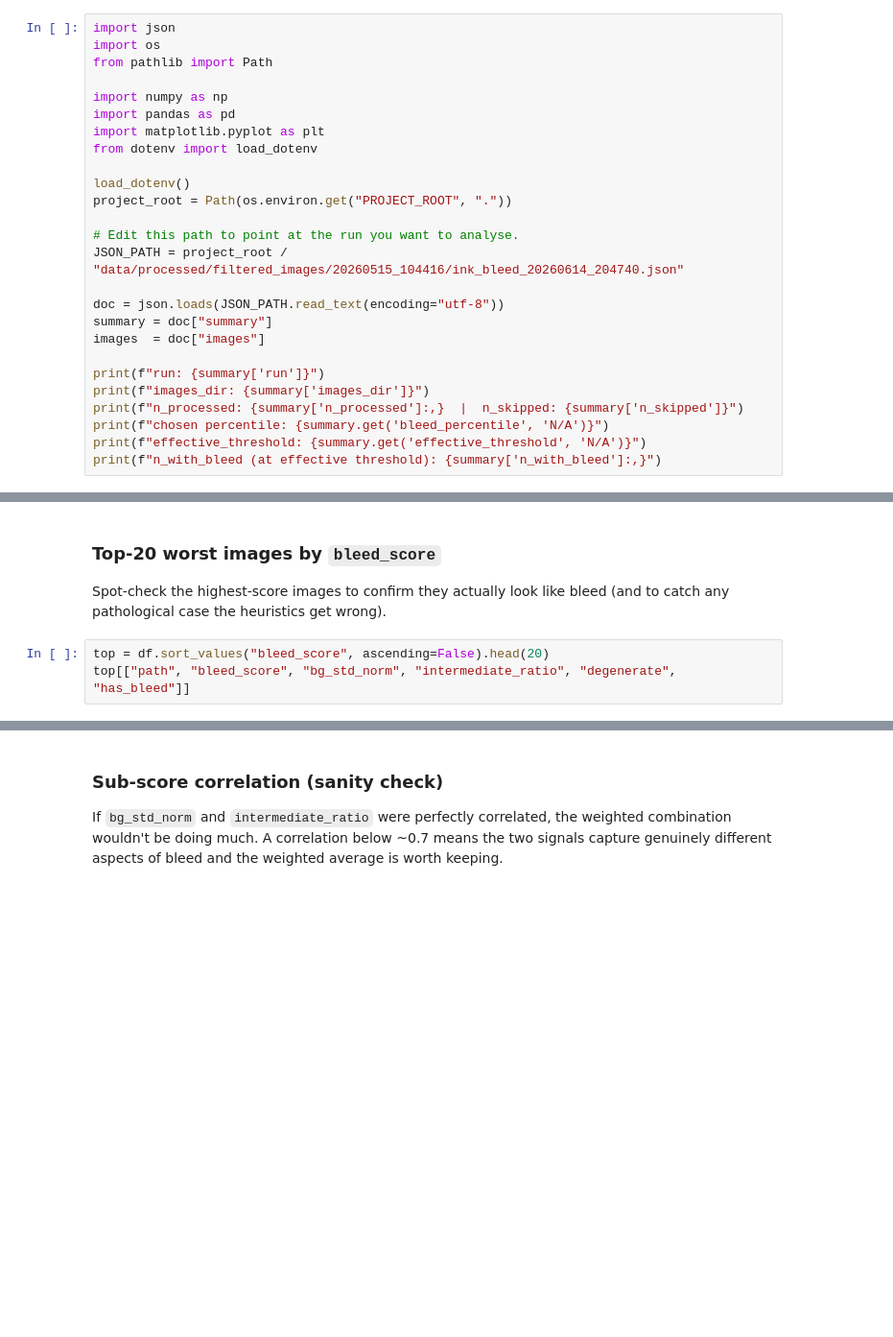
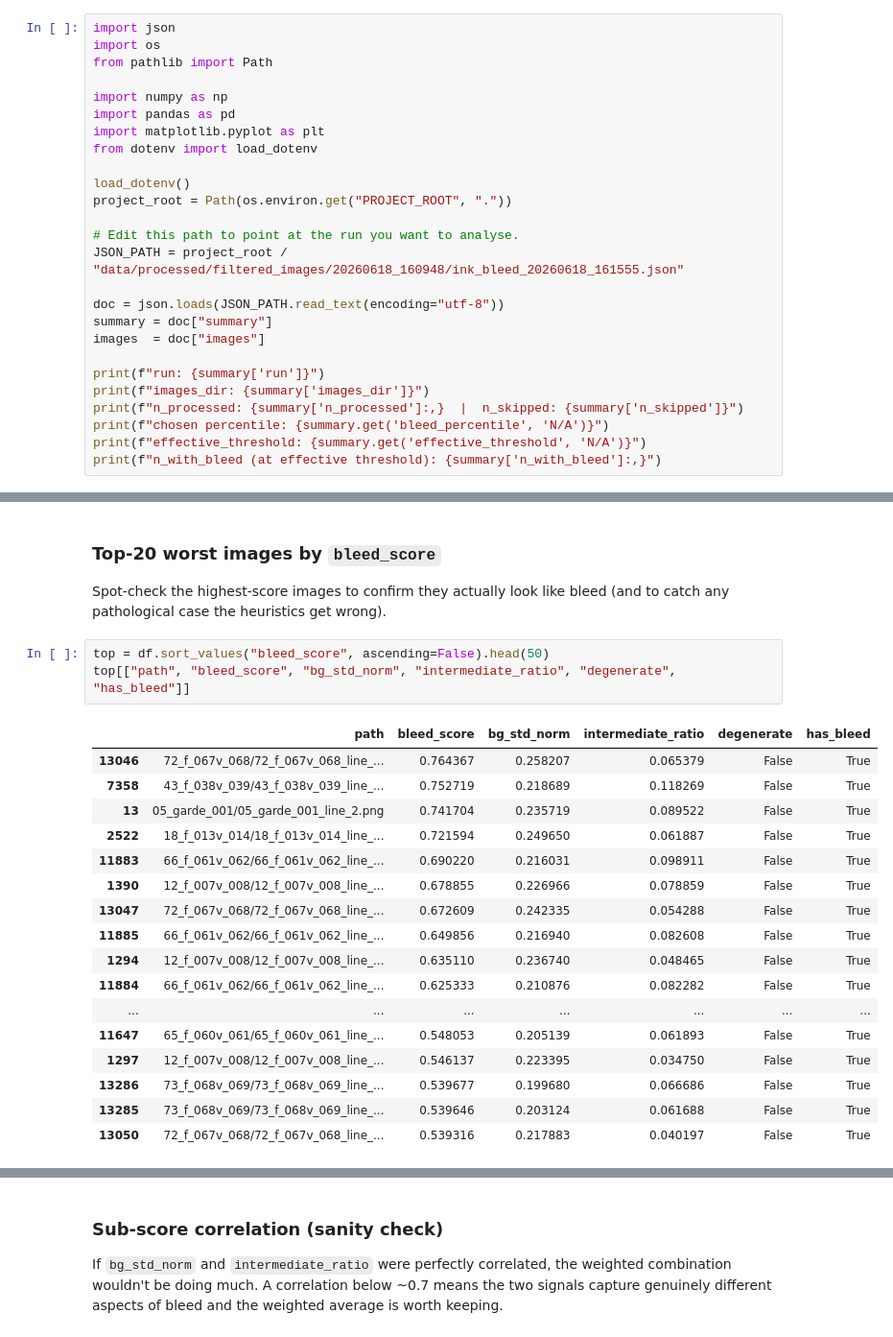
Before and after one commit to CamilaBermudez/OCC_HTR, a Jupyter notebook: notebooks/data_preprocessing/ink_bleed_analysis.ipynb, the cells around one changed output, grey strips where cells are left out. Shown at 96% size. Cells and saved outputs as stored; diff of their text form; blank space fills up the shorter version.

Commit message:
notebooks: update ink_bleed_analysis
Co-Authored-By: Claude Opus 4.8 (1M context) <noreply@anthropic.com>

```diff
--- a/notebooks/data_preprocessing/ink_bleed_analysis.ipynb
+++ b/notebooks/data_preprocessing/ink_bleed_analysis.ipynb
@@ -24,7 +24,7 @@ load_dotenv()
 project_root = Path(os.environ.get("PROJECT_ROOT", "."))
 
 # Edit this path to point at the run you want to analyse.
-JSON_PATH = project_root / "data/processed/filtered_images/20260515_104416/ink_bleed_20260614_204740.json"
+JSON_PATH = project_root / "data/processed/filtered_images/20260618_160948/ink_bleed_20260618_161555.json"
 
 doc = json.loads(JSON_PATH.read_text(encoding="utf-8"))
 summary = doc["summary"]
@@ -117,5 +149,23 @@ plt.show()
 
 Spot-check the highest-score images to confirm they actually look like bleed (and to catch any pathological case the heuristics get wrong).
 # %%
-top = df.sort_values("bleed_score", ascending=False).head(20)
+top = df.sort_values("bleed_score", ascending=False).head(50)
 top[["path", "bleed_score", "bg_std_norm", "intermediate_ratio", "degenerate", "has_bleed"]]
+# %% [output]
+|  | path | bleed_score | bg_std_norm | intermediate_ratio | degenerate | has_bleed |
+| 13046 | 72_f_067v_068/72_f_067v_068_line_... | 0.764367 | 0.258207 | 0.065379 | False | True |
+| 7358 | 43_f_038v_039/43_f_038v_039_line_... | 0.752719 | 0.218689 | 0.118269 | False | True |
+| 13 | 05_garde_001/05_garde_001_line_2.png | 0.741704 | 0.235719 | 0.089522 | False | True |
+| 2522 | 18_f_013v_014/18_f_013v_014_line_... | 0.721594 | 0.249650 | 0.061887 | False | True |
+| 11883 | 66_f_061v_062/66_f_061v_062_line_... | 0.690220 | 0.216031 | 0.098911 | False | True |
+| 1390 | 12_f_007v_008/12_f_007v_008_line_... | 0.678855 | 0.226966 | 0.078859 | False | True |
+| 13047 | 72_f_067v_068/72_f_067v_068_line_... | 0.672609 | 0.242335 | 0.054288 | False | True |
+| 11885 | 66_f_061v_062/66_f_061v_062_line_... | 0.649856 | 0.216940 | 0.082608 | False | True |
+| 1294 | 12_f_007v_008/12_f_007v_008_line_... | 0.635110 | 0.236740 | 0.048465 | False | True |
+| 11884 | 66_f_061v_062/66_f_061v_062_line_... | 0.625333 | 0.210876 | 0.082282 | False | True |
+| ... | ... | ... | ... | ... | ... | ... |
+| 11647 | 65_f_060v_061/65_f_060v_061_line_... | 0.548053 | 0.205139 | 0.061893 | False | True |
+| 1297 | 12_f_007v_008/12_f_007v_008_line_... | 0.546137 | 0.223395 | 0.034750 | False | True |
+| 13286 | 73_f_068v_069/73_f_068v_069_line_... | 0.539677 | 0.199680 | 0.066686 | False | True |
+| 13285 | 73_f_068v_069/73_f_068v_069_line_... | 0.539646 | 0.203124 | 0.061688 | False | True |
+| 13050 | 72_f_067v_068/72_f_067v_068_line_... | 0.539316 | 0.217883 | 0.040197 | False | True |
```
Also changed, not shown: parts of 7 cells of this notebook.
